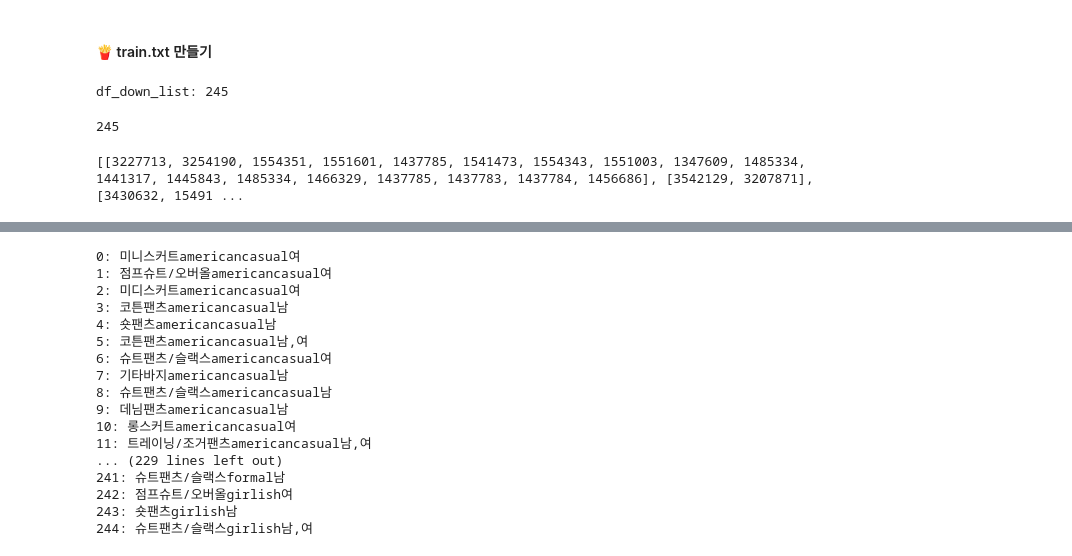
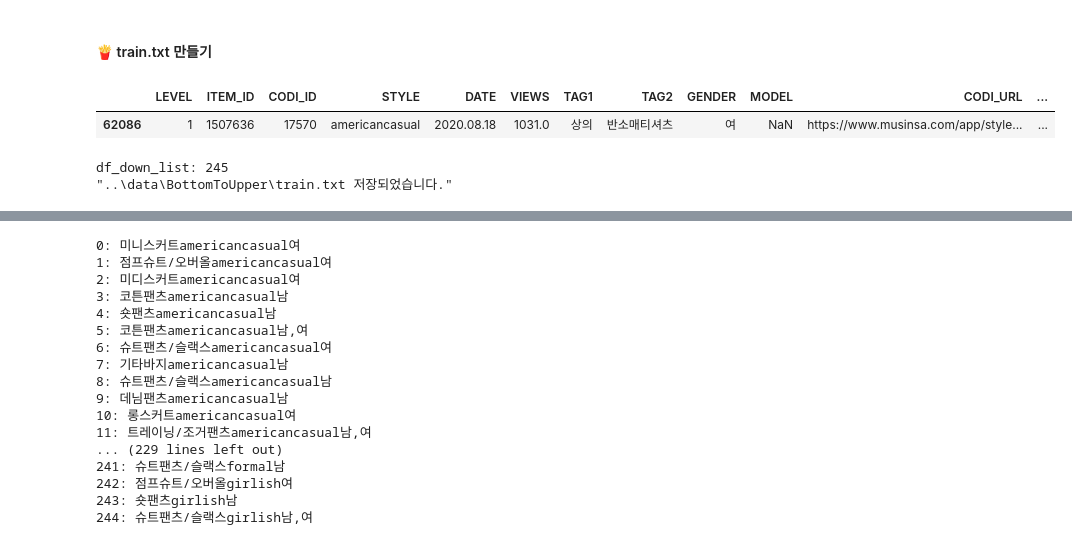
Before and after one commit to cutetory/DSfinal, a Jupyter notebook: step1/source/step1_datasets.ipynb, the cells around one changed output, grey strips where cells are left out. Cells and saved outputs as stored; diff of their text form; code cells hidden in the pictures.

```diff
--- a/step1/source/step1_datasets.ipynb
+++ b/step1/source/step1_datasets.ipynb
@@ -708,21 +687,39 @@ for i in upper_item_dict.items():
 # %% [markdown]
 #### 🍟 train.txt 만들기
-# %%
-# df_down CATEGORY1 컬럼값별로 ITEM_ID를 모아서 리스트로 만들기
-df_down_list = list()
-
-for idx, item in enumerate(df_down['CATEGORY1'].unique()):
-    df_down_list.append(set(list(df_down[df_down['CATEGORY1'] == item]['ITEM_ID'])))
-
-print(f"df_down_list: {len(df_down_list)}")
-# %% [output]
-df_down_list: 245
-# %%
-# df_down_list의 값을 upper_item_dict의 key값으로 대체
-len(df_down_list)
-# %% [output]
-245
-# %%
-print(df_down_list)
-# %% [output]
-[[3227713, 3254190, 1554351, 1551601, 1437785, 1541473, 1554343, 1551003, 1347609, 1485334, 1441317, 1445843, 1485334, 1466329, 1437785, 1437783, 1437784, 1456686], [3542129, 3207871], [3430632, 15491 ...
+# %%
+df_up[df_up['CODI_ID'] == 17570]
+# %% [output]
+|  | LEVEL | ITEM_ID | CODI_ID | STYLE | DATE | VIEWS | TAG1 | TAG2 | GENDER | MODEL | CODI_URL | ... |
+| 62086 | 1 | 1507636 | 17570 | americancasual | 2020.08.18 | 1031.0 | 상의 | 반소매티셔츠 | 여 | NaN | https://www.musinsa.com/app/style... | ... |
+# %%
+def get_key(val):
+    for key, value in upper_item_dict.items():
+        if val == value:
+            return key
+    return "key doesn't exist"
+
+# df_down CATEGORY1 컬럼값별로 ITEM_ID를 모아서 리스트로 만들기
+upper_itemlist = list()
+
+forindex = 0
+for idx, item in enumerate(down_cat_list): # 251번 돌 것
+    tmp_list = []
+    for idx2, item2 in enumerate(set(list(df_down[df_down['CATEGORY1'] == item]['CODI_ID']))):
+        for item3 in df_up[df_up['CODI_ID'] == item2]['ITEM_ID']:
+            tmp_list.append(get_key(item3))
+    if len(tmp_list) > 0:
+        upper_itemlist.append(f"{forindex} {str(tmp_list).replace('[', '').replace(']', '').replace(',', '')}")
+    forindex += 1
+print(f"df_down_list: {len(upper_itemlist)}")
+
+train_txt = "\n".join(upper_itemlist)
+filename = os.path.join("..", "data", "BottomToUpper", "train.txt")
+
+with open(f"{filename}", "w") as file:
+    file.write(train_txt)
+    file.close()
+
+print(f"\x1b[32m\"{filename} 저장되었습니다.\"\x1b[0m")
+# %% [output]
+df_down_list: 245
+"..\data\BottomToUpper\train.txt 저장되었습니다."
```
Also changed, not shown: parts of 3 cells of this notebook.
